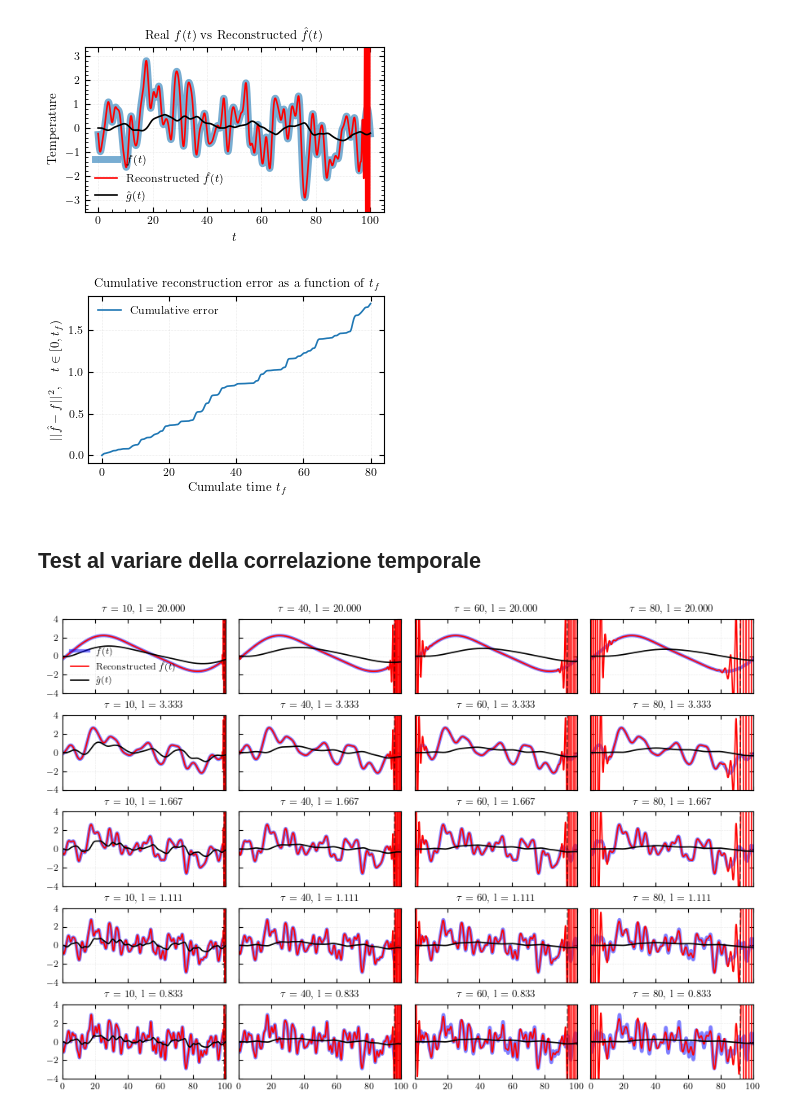
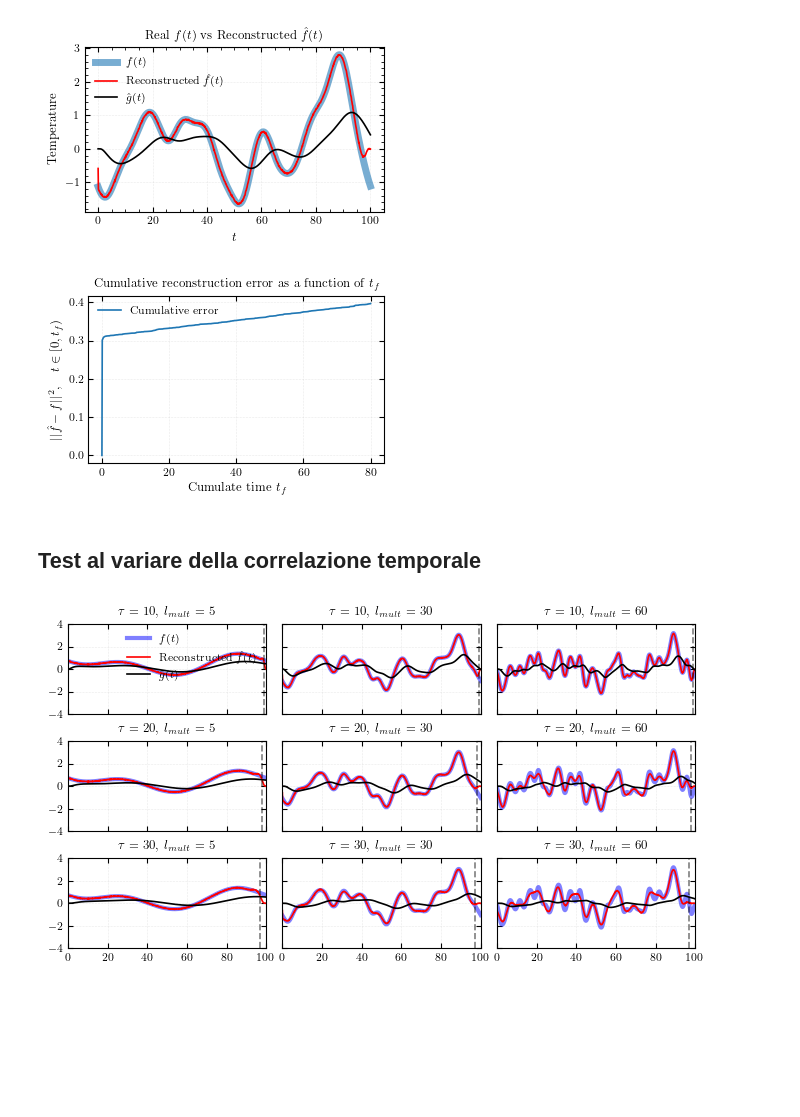
Before and after one commit to Sparisi01/RPM_implementation, a Jupyter notebook: test_tikhonov.ipynb, the cells around one changed output. Saved outputs shown, nothing was run; the diff lists cells and outputs as text; code cells hidden in the pictures; blank space fills up the shorter version.

```diff
--- a/test_tikhonov.ipynb
+++ b/test_tikhonov.ipynb
@@ -10,7 +10,7 @@ np.random.seed(42)
 # Parametri simulazione
 L = 1
 Tf = 100
-nt = 5000
+nt = 1000
 D = 0.05
 wanted_r = 0.5
 h = 1
@@ -32,13 +32,13 @@ r:                                                            4.84e-01
 h:                                                            1.00e+00
 # %%
-f_generator = FunctionsGenerator(solver.t_array, l=1)
+f_generator = FunctionsGenerator(solver.t_array, l=5)
 f = f_generator.generate_from_white_noise()
 g = solver.solve(f)[solver.nx-1,:]
 
 from src.tikhonov_handler import TikhonovHandler
 th = TikhonovHandler(solver)
 
-f_reconstructed = th.regularize(g, lambda_reg=1e-5)
+f_reconstructed = th.regularize(g, lambda_reg=1e-8, regularization_type_="fft", maxiter=100)
 # %%
 plt.figure()
 plt.plot(solver.t_array, f, label=r"$f(t)$", lw=5, alpha=0.6)
@@ -48,13 +48,13 @@ plt.xlabel(r"$t$")
 plt.ylabel("Temperature")
 plt.title(r"Real $f(t)$ vs Reconstructed $\hat{f}(t)$")
 plt.grid()
-plt.ylim([np.min(f_reconstructed[:-n_eff])*1.2, np.max(f_reconstructed[:-n_eff])*1.2])
+#plt.ylim([np.min(f_reconstructed[:-n_eff])*1.2, np.max(f_reconstructed[:-n_eff])*1.2])
 plt.legend()
 plt.minorticks_on()
 plt.savefig("assets/tikonov_reconstructed_function.pdf")
 plt.show()
 # %% [output]
-[figure, old version]
+[figure, new version]
 # %%
 loss_array = np.zeros(nt-n_eff)
 
@@ -70,7 +70,7 @@ plt.legend()
 plt.grid()
 plt.show()
 # %% [output]
-[figure, old version]
+[figure, new version]
 # %% [markdown]
 ## Test al variare della correlazione temporale
 # %%
@@ -82,8 +82,8 @@ min_frequency = 1/Tf
 # tau, n_eff = solver.diffusion_time()
 loss_array = np.zeros(solver.nt)
 
-time_correlation_multiplier_array = [5,30,60,90,120]
-taus = [10, 40, 60, 80]
+time_correlation_multiplier_array = [5,30,60]
+taus = [10, 20, 30]
 
 n_corr = np.size(time_correlation_multiplier_array)
 n_taus = np.size(taus)
@@ -91,11 +91,11 @@ n_taus = np.size(taus)
 errors_array_mean = np.zeros(shape=(n_taus,n_corr))
 errors_array_var = np.zeros(shape=(n_taus,n_corr))
 
-fig, axes = plt.subplots(n_corr, n_taus, figsize=(2.2*n_taus, 1.2*n_corr),sharex=True, sharey=True)
+fig, axes = plt.subplots(n_taus, n_corr, figsize=(2.2*n_corr, 1.2*n_taus),sharex=True, sharey=True)
 
-j = 0
+i = 0
 for tau in taus:
-    i = 0
+    j = 0
 
     # Fisso Tau ed L
     tmp_d = (L*L)/(tau)
@@ -113,41 +113,47 @@ for tau in taus:
 
         np.random.seed(42) # Reset seed
         f_generator.l = solver.Tf/time_correlation_multiplier
 
         if 1/f_generator.l > max_frequency/2:
             raise ValueError("The generated signal contains frequency that can not be sampled with the given dt")
 
         f = f_generator.generate_from_white_noise()
 
         g_target = solver.solve_from_impulse_response(f, impulse_response) # + np.random.uniform(low=0, high=1,size=solver.nt)*0.01
 
-        f_reconstructed = th.regularize(g_target, lambda_reg=1e-5, regularization_type="closed")
+        f_reconstructed = th.regularize(g_target, lambda_reg=1e-6, regularization_type_="fft")
+
+        loss_array = np.zeros(solver.nt)
 
         for n in range(solver.nt):
             loss_array[n] = (f[n] - f_reconstructed[n])**2
 
         # Plot reconstruction
         axes[i][j].plot(solver.t_array, f, label=r"$f(t)$", lw=3, c="b", alpha =0.5)
         axes[i][j].plot(solver.t_array, f_reconstructed, label=r"Reconstructed $\hat{f}(t)$", c="r")
         axes[i][j].plot(solver.t_array, g_target, label=r"$\hat{g}(t)$", c="k")
         axes[i][j].axvline(solver.Tf-prop_time, c= "k", ls="--", alpha=0.5)
-        #axes[i][j].axvline(tau, c= "k", ls="--", alpha=0.5)
-        axes[i][j].set_title(fr"$\tau$ = {tau:.0f}, l = {solver.Tf/time_correlation_multiplier:.3f}")
+
+        axes[i][j].set_title(fr"$\tau$ = {tau:.0f}, $l_{{mult}}$ = {time_correlation_multiplier:.0f}")
 
         if i == 0 and j == 0:
             axes[i][j].legend()
         axes[i][j].grid()
 
-        errors_array_mean[j][i] = np.mean(loss_array[int(prop_time/solver.dt):nt-int(prop_time/solver.dt)])
-        errors_array_var[j][i] = np.var(loss_array[int(prop_time/solver.dt):nt-int(prop_time/solver.dt)])
+        errors_array_mean[i][j] = (
+            np.mean(loss_array) /
+            np.mean(f**2)
+        )
+        errors_array_var[i][j] = np.var(loss_array)
 
-        i = i + 1
-    j = j + 1
+        j = j + 1
+
+    i = i + 1
 
 plt.savefig("assets/griglia_ricostruzioni.pdf")
 plt.show()
 # %% [output]
-[figure, old version]
+[figure, new version]
 # %%
 for k in range(n_taus):
     plt.errorbar(
```
Also changed, not shown: parts of 3 cells of this notebook, 10 other files.
